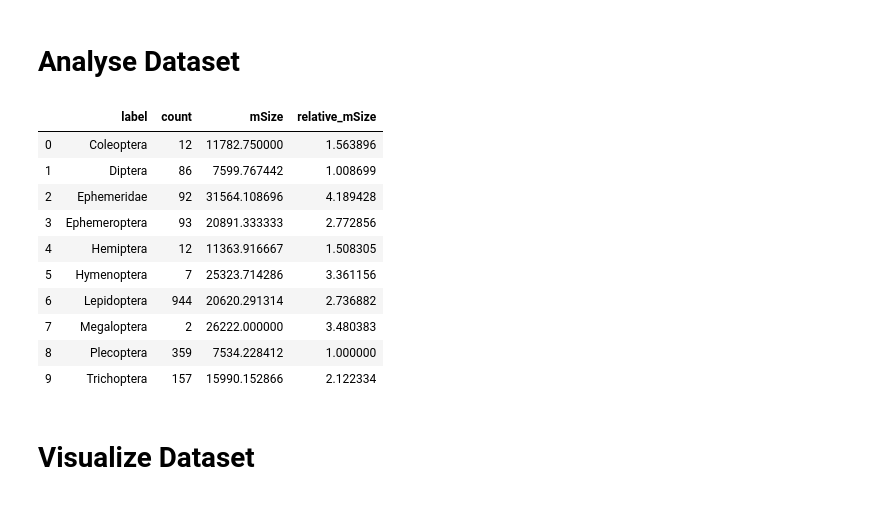
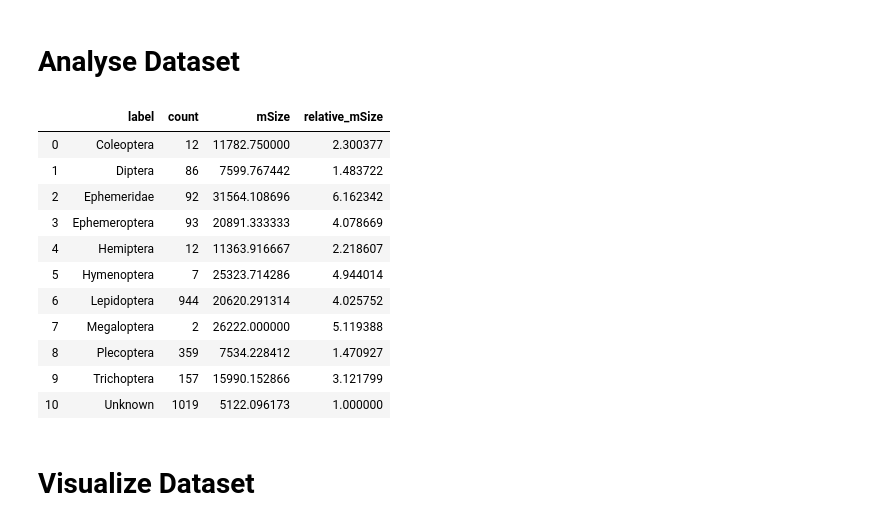
Before and after one commit to keiiti975/Insect_Phenology_Detector, a Jupyter notebook: result/classification/visualize_annotation_20200806/visualize_annotation.ipynb, the cells around one changed output. Cells and saved outputs as stored; diff of their text form; code cells hidden in the pictures.

```diff
--- a/result/classification/visualize_annotation_20200806/visualize_annotation.ipynb
+++ b/result/classification/visualize_annotation_20200806/visualize_annotation.ipynb
@@ -64,8 +64,25 @@ for k,v in annotations.items():
         anno[k].extend(parse_annotations(x))
 # %% [markdown]
 # Visualize annotations
+# %%
+def concat_unknown_lbl(H, W, C):
+    # get filters
+    Unknown_remove_filter = C == "Unknown"
+    unknown_remove_filter = C == "unknown"
+    remove_filter = Unknown_remove_filter | unknown_remove_filter
+    save_filter = ~(remove_filter)
+    # adopt filters
+    filtered_save_H = H[save_filter]
+    filtered_save_W = W[save_filter]
+    filtered_save_C = C[save_filter]
+    filtered_save_H = np.append(filtered_save_H, H[remove_filter])
+    filtered_save_W = np.append(filtered_save_W, W[remove_filter])
+    filtered_save_C = np.append(filtered_save_C, np.asarray(["Unknown" for i in range(len(C[remove_filter]))]))
+    return filtered_save_H, filtered_save_W, filtered_save_C
 # %%
 H,W,C,center,idx = compute_anno_stats(anno)
+# %%
+H, W, C = concat_unknown_lbl(H, W, C)
 # %%
 plot_size_by_class_of_anno(H,W,C)
 # %% [output]
@@ -101,24 +118,25 @@ def get_relative_mean_size(mean_size):
     relative_mean_size = mean_size / min_size
     return relative_mean_size
 # %%
-unused_labels = ["Unknown", "]", "unknown"]
+unused_labels = ["]"]
 labels, counts, mean_size = calculate_class_stat(H, W, C)
 labels, counts, mean_size = remove_unused_label(labels, counts, mean_size, unused_labels)
 relative_mean_size = get_relative_mean_size(mean_size)
 df = pd.DataFrame({"label": labels, "count": counts, "mSize": mean_size, "relative_mSize": relative_mean_size})
 df
 # %% [output]
 |  | label | count | mSize | relative_mSize |
-| 0 | Coleoptera | 12 | 11782.750000 | 1.563896 |
-| 1 | Diptera | 86 | 7599.767442 | 1.008699 |
-| 2 | Ephemeridae | 92 | 31564.108696 | 4.189428 |
-| 3 | Ephemeroptera | 93 | 20891.333333 | 2.772856 |
-| 4 | Hemiptera | 12 | 11363.916667 | 1.508305 |
-| 5 | Hymenoptera | 7 | 25323.714286 | 3.361156 |
-| 6 | Lepidoptera | 944 | 20620.291314 | 2.736882 |
-| 7 | Megaloptera | 2 | 26222.000000 | 3.480383 |
-| 8 | Plecoptera | 359 | 7534.228412 | 1.000000 |
-| 9 | Trichoptera | 157 | 15990.152866 | 2.122334 |
+| 0 | Coleoptera | 12 | 11782.750000 | 2.300377 |
+| 1 | Diptera | 86 | 7599.767442 | 1.483722 |
+| 2 | Ephemeridae | 92 | 31564.108696 | 6.162342 |
+| 3 | Ephemeroptera | 93 | 20891.333333 | 4.078669 |
+| 4 | Hemiptera | 12 | 11363.916667 | 2.218607 |
+| 5 | Hymenoptera | 7 | 25323.714286 | 4.944014 |
+| 6 | Lepidoptera | 944 | 20620.291314 | 4.025752 |
+| 7 | Megaloptera | 2 | 26222.000000 | 5.119388 |
+| 8 | Plecoptera | 359 | 7534.228412 | 1.470927 |
+| 9 | Trichoptera | 157 | 15990.152866 | 3.121799 |
+| 10 | Unknown | 1019 | 5122.096173 | 1.000000 |
 # %% [markdown]
 # Visualize Dataset
 # %%
```
Also changed, not shown: parts of 7 cells of this notebook, 10 other files.
